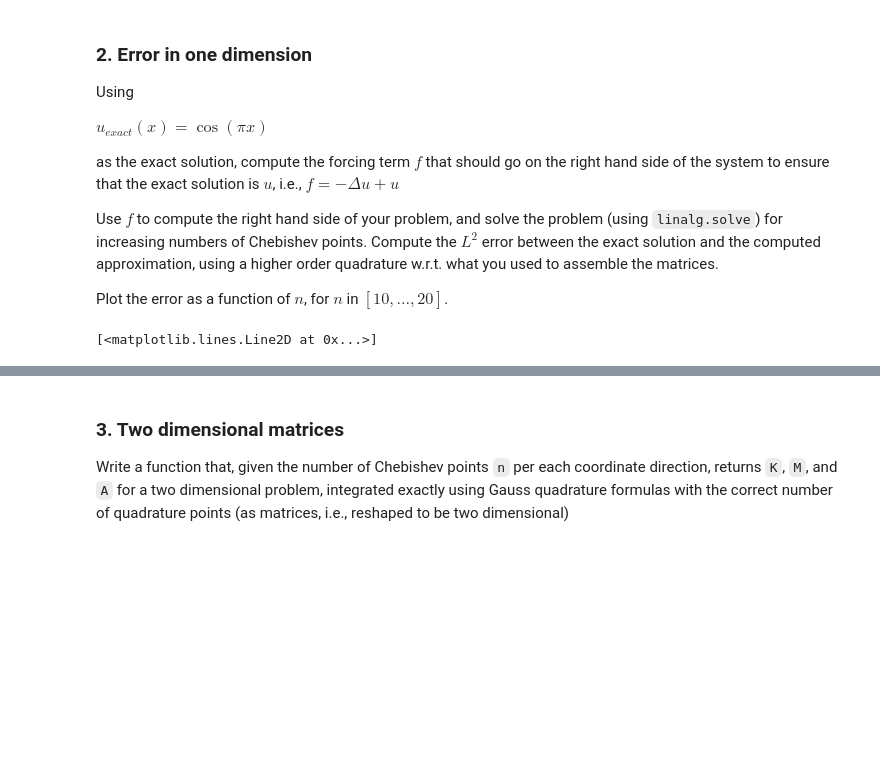
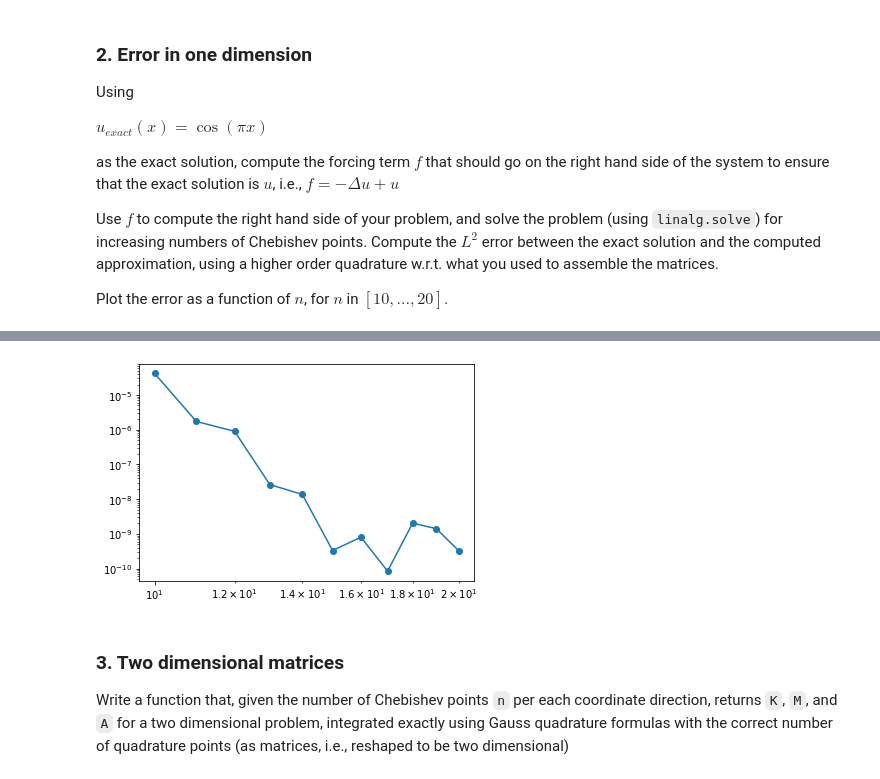
Before and after one commit to daniele-irto/na_exam, a Jupyter notebook: final_project.ipynb, the cells around one changed output, grey strips where cells are left out. Drawn from its saved outputs; the diff is of its cells as text; code cells hidden in the pictures; blank space fills up the shorter version.

Commit message:
Changed dimensions, added comments, minor fixes/changes

```diff
--- a/final_project.ipynb
+++ b/final_project.ipynb
@@ -205,16 +204,17 @@ import time
 # %%
 def get_e(n, i):
     e = np.zeros((n))
-    e[i] = 1
+    e[i] = 1.0
     return e
 # %%
-def compute_one_dimensional_matrices(n):
+def compute_one_dimensional_matrices(n, nq=None):
 
-    q, w = np.polynomial.legendre.leggauss(n)
+    nq = nq if nq else n-1  # number of quadrature points and weights
+    q, w = np.polynomial.legendre.leggauss(nq)
     x = np.polynomial.chebyshev.chebpts2(n)
 
-    B = np.zeros((n, n))
-    D = np.zeros((n, n))
+    B = np.zeros((n, nq))
+    D = np.zeros((n, nq))
 
     for i in range(n):
         ei = get_e(n, i)
@@ -243,9 +243,10 @@ Use $f$ to compute the right hand side of your problem, and solve the problem (u
 
 Plot the error as a function of $n$, for $n$ in $[10,...,20]$.
 # %%
-def f_one_d(n, nq, rhs, x):
+# Returns f in 1D, according to the formulas of the discrete weak formulation
+def f_one_d(n, rhs, x, nq=None):
 
-    nq = nq if nq else n
+    nq = nq if nq else n-1
     q, w = np.polynomial.legendre.leggauss(nq)
     B = np.zeros((n, nq))
 
@@ -266,11 +267,11 @@ def rhs_one_d(x):
     return (1 + np.pi**2) * exact_one_d(x)
 
 
-def compute_error_one_d(n, exact, rhs, print_err=False, plot=False):
+def compute_error_one_d(n, exact, rhs, plot=False):
 
     x = np.polynomial.chebyshev.chebpts2(n)
     *_, A = compute_one_dimensional_matrices(n)
-    f = f_one_d(n, 2*n, rhs, x)
+    f = f_one_d(n, rhs, x, 5*n)
     approx = np.linalg.solve(A, f)
 
     error = np.linalg.norm(exact(x) - approx, ord=2)
@@ -280,9 +281,6 @@ def compute_error_one_d(n, exact, rhs, print_err=False, plot=False):
         plt.plot(x, approx, color='red', label='approx')
         plt.legend()
 
-    if print_err:
-        print(f'{n}: {error}')
-
     return error
 # %%
 error = []
@@ -290,6 +288,5 @@ all_n = range(10, 21)
 for n in all_n:
     error.append(compute_error_one_d(n, exact_one_d, rhs_one_d))
 
-plt.loglog(all_n, error, 'o-')
+_ = plt.loglog(all_n, error, 'o-')
 # %% [output]
-[<matplotlib.lines.Line2D at 0x...>]
@@ -297,3 +293,4 @@ plt.loglog(all_n, error, 'o-')
+[figure, added]
 # %% [markdown]
 ### 3. Two dimensional matrices
 
```
Also changed, not shown: parts of 13 cells of this notebook, 1 other file.
